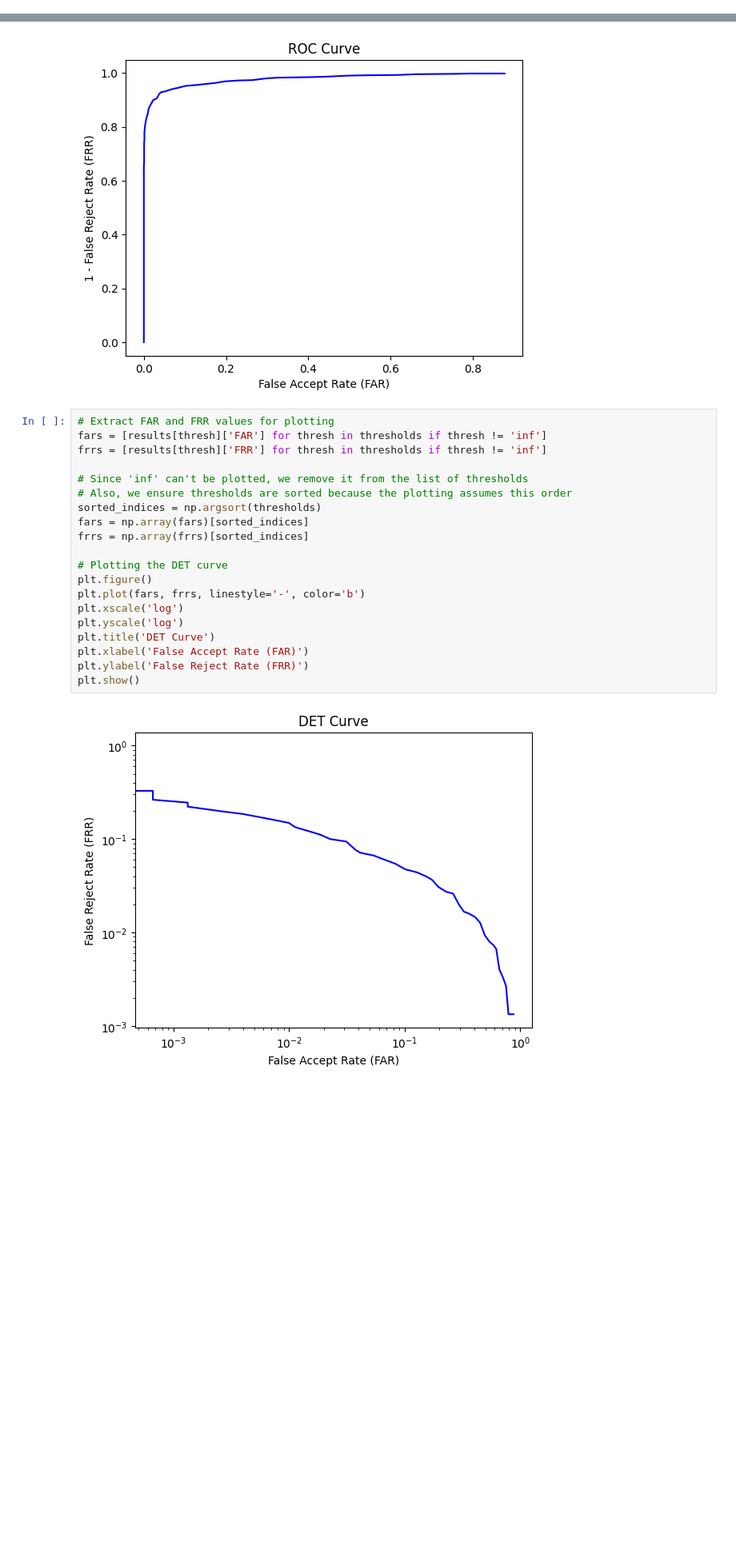
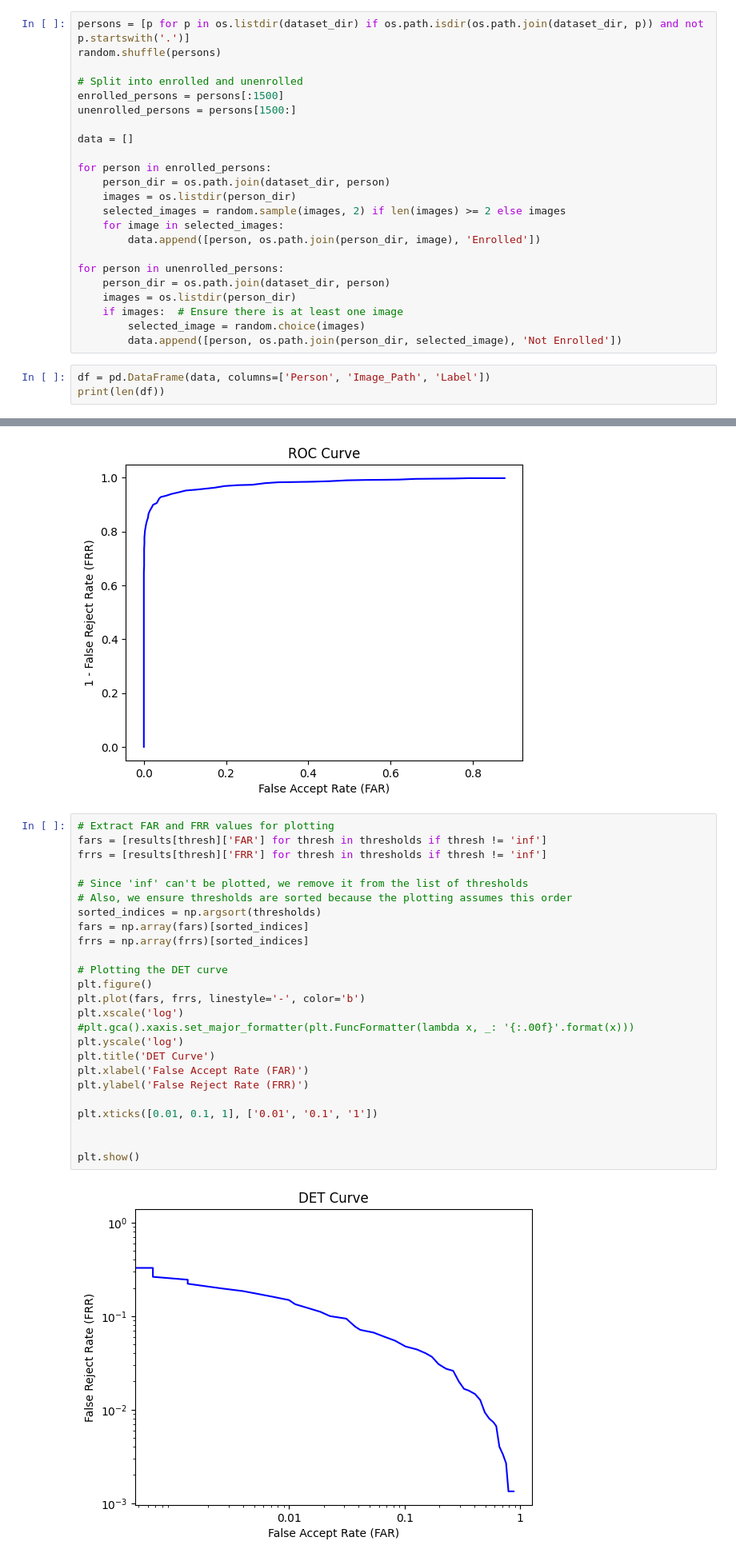
Before and after one commit to jngelena/BiometricSystem, a Jupyter notebook: evaluation.ipynb, the cells around one changed output, grey strips where cells are left out. Shown at 80% size. Cells and saved outputs as stored; diff of their text form; blank space fills up the shorter version.

```diff
--- a/evaluation.ipynb
+++ b/evaluation.ipynb
@@ -50,3 +47,29 @@ df = pd.DataFrame(data, columns=['Person', 'Image_Path', 'Label'])
 print(len(df))
 # %% [output]
 3500
+# %%
+persons = [p for p in os.listdir(dataset_dir) if os.path.isdir(os.path.join(dataset_dir, p)) and not p.startswith('.')]
+random.shuffle(persons)
+
+# Split into enrolled and unenrolled
+enrolled_persons = persons[:1500]
+unenrolled_persons = persons[1500:]
+
+data = []
+
+for person in enrolled_persons:
+    person_dir = os.path.join(dataset_dir, person)
+    images = os.listdir(person_dir)
+    selected_images = random.sample(images, 2) if len(images) >= 2 else images
+    for image in selected_images:
+        data.append([person, os.path.join(person_dir, image), 'Enrolled'])
+
+for person in unenrolled_persons:
+    person_dir = os.path.join(dataset_dir, person)
+    images = os.listdir(person_dir)
+    if images:  # Ensure there is at least one image
+        selected_image = random.choice(images)
+        data.append([person, os.path.join(person_dir, selected_image), 'Not Enrolled'])
+# %%
+df = pd.DataFrame(data, columns=['Person', 'Image_Path', 'Label'])
+print(len(df))
@@ -262,22 +291,27 @@ plt.show()
 # %%
 # Extract FAR and FRR values for plotting
 fars = [results[thresh]['FAR'] for thresh in thresholds if thresh != 'inf']
 frrs = [results[thresh]['FRR'] for thresh in thresholds if thresh != 'inf']
 
 # Since 'inf' can't be plotted, we remove it from the list of thresholds
 # Also, we ensure thresholds are sorted because the plotting assumes this order
 sorted_indices = np.argsort(thresholds)
 fars = np.array(fars)[sorted_indices]
 frrs = np.array(frrs)[sorted_indices]
 
 # Plotting the DET curve
 plt.figure()
 plt.plot(fars, frrs, linestyle='-', color='b')
 plt.xscale('log')
+#plt.gca().xaxis.set_major_formatter(plt.FuncFormatter(lambda x, _: '{:.00f}'.format(x)))
 plt.yscale('log')
 plt.title('DET Curve')
 plt.xlabel('False Accept Rate (FAR)')
 plt.ylabel('False Reject Rate (FRR)')
+
+plt.xticks([0.01, 0.1, 1], ['0.01', '0.1', '1'])
+
+
 plt.show()
 # %% [output]
-[figure, old version]
+[figure, new version]
```
Also changed, not shown: parts of 6 cells of this notebook, 1 other file.
